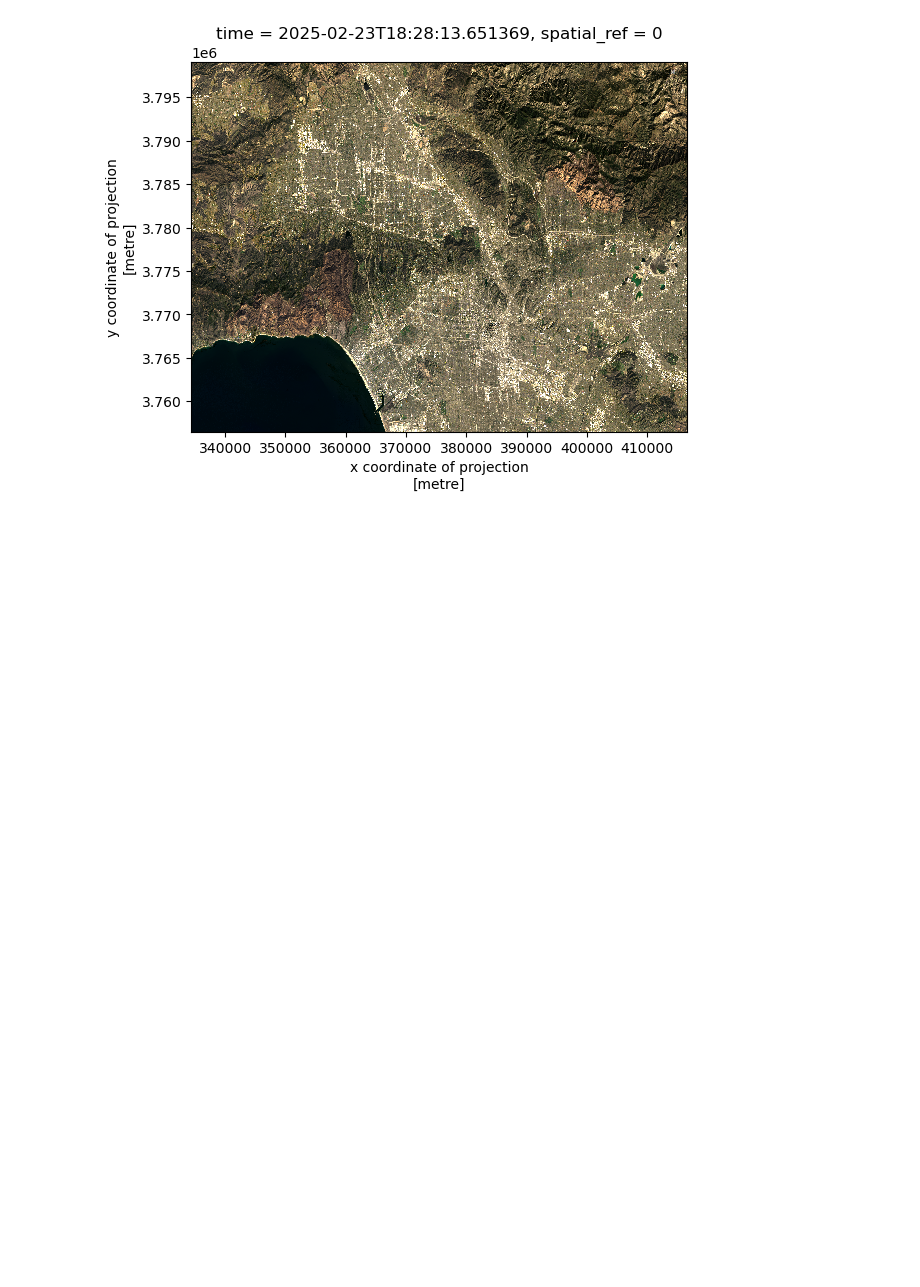
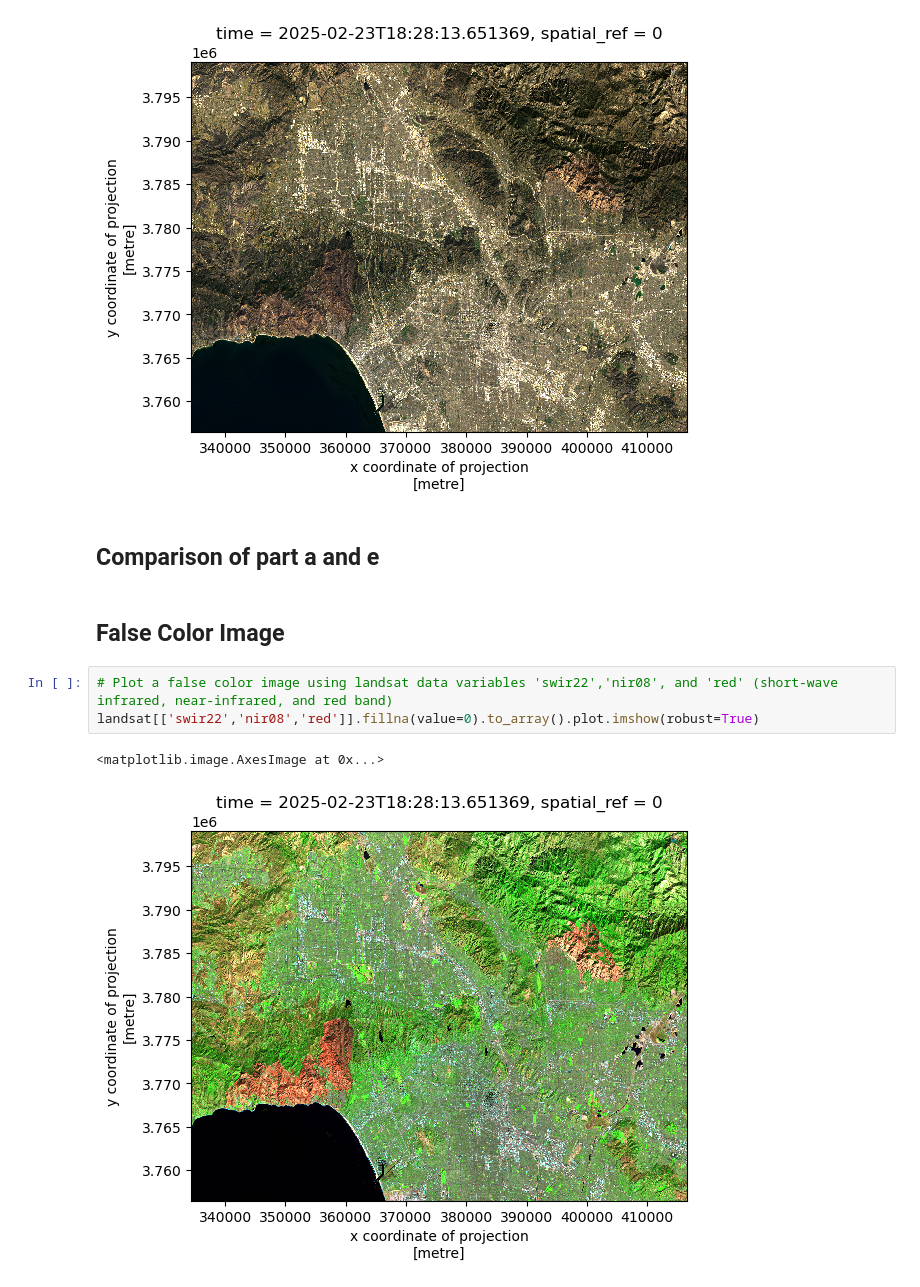
Before and after one commit to kaimorquecho/eds220-hwk4, a Jupyter notebook: hwk4-task2-false-color-Morquecho.ipynb, the cells around one changed output. Cells and saved outputs as stored; diff of their text form; blank space fills up the shorter version.

Commit message:
plot false color image using short and near infrared,and red band

```diff
--- a/hwk4-task2-false-color-Morquecho.ipynb
+++ b/hwk4-task2-false-color-Morquecho.ipynb
@@ -158,3 +158,13 @@ landsat[['red','green','blue']].fillna(value=0).to_array().plot.imshow(robust=Tr
 # %% [output]
 <matplotlib.image.AxesImage at 0x...>
 [figure]
+# %% [markdown]
+## Comparison of part a and e
+# %% [markdown]
+## False Color Image
+# %%
+# Plot a false color image using landsat data variables 'swir22','nir08', and 'red' (short-wave infrared, near-infrared, and red band)
+landsat[['swir22','nir08','red']].fillna(value=0).to_array().plot.imshow(robust=True)
+# %% [output]
+<matplotlib.image.AxesImage at 0x...>
+[figure, added]
```
